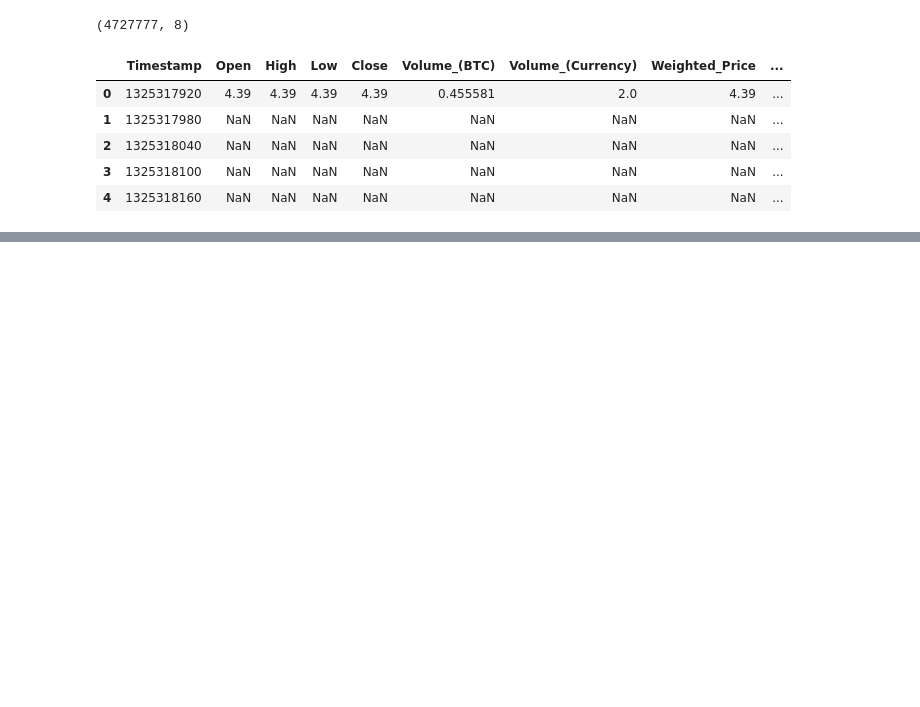
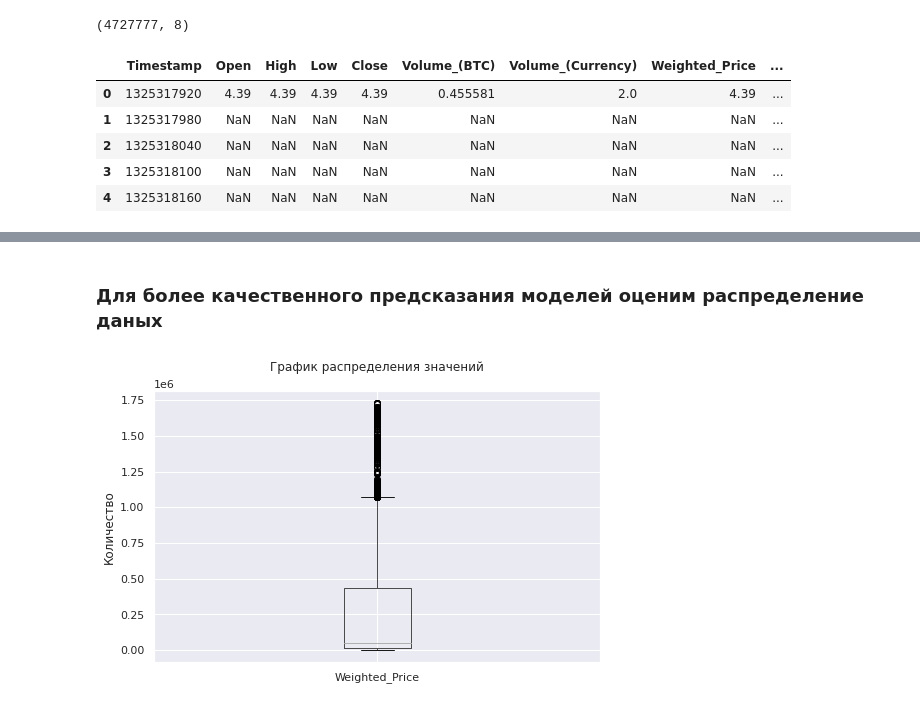
Before and after one commit to AxelVas/Analytics_of_price_BTC, a Jupyter notebook: BTC_analysis_2012_2021.ipynb, the cells around one changed output, grey strips where cells are left out. Saved outputs shown, nothing was run; the diff lists cells and outputs as text; code cells hidden in the pictures; blank space fills up the shorter version.

```diff
--- a/BTC_analysis_2012_2021.ipynb
+++ b/BTC_analysis_2012_2021.ipynb
@@ -108,0 +93,3 @@ plt.show()
+# %%
+data = data[data['Year']>2012]
+data=data.reset_index(drop=True)
@@ -108,0 +428,10 @@ plt.show()
+# %% [markdown]
+### Для более качественного предсказания моделей оценим распределение даных
+# %%
+plt.figure(figsize=(8,5))
+data_res.boxplot('Weighted_Price')
+plt.title('График распределения значений', y=1.05)
+plt.ylabel('Количество')
+plt.show()
+# %% [output]
+[figure, added]
```
Also changed, not shown: parts of 156 cells of this notebook.
